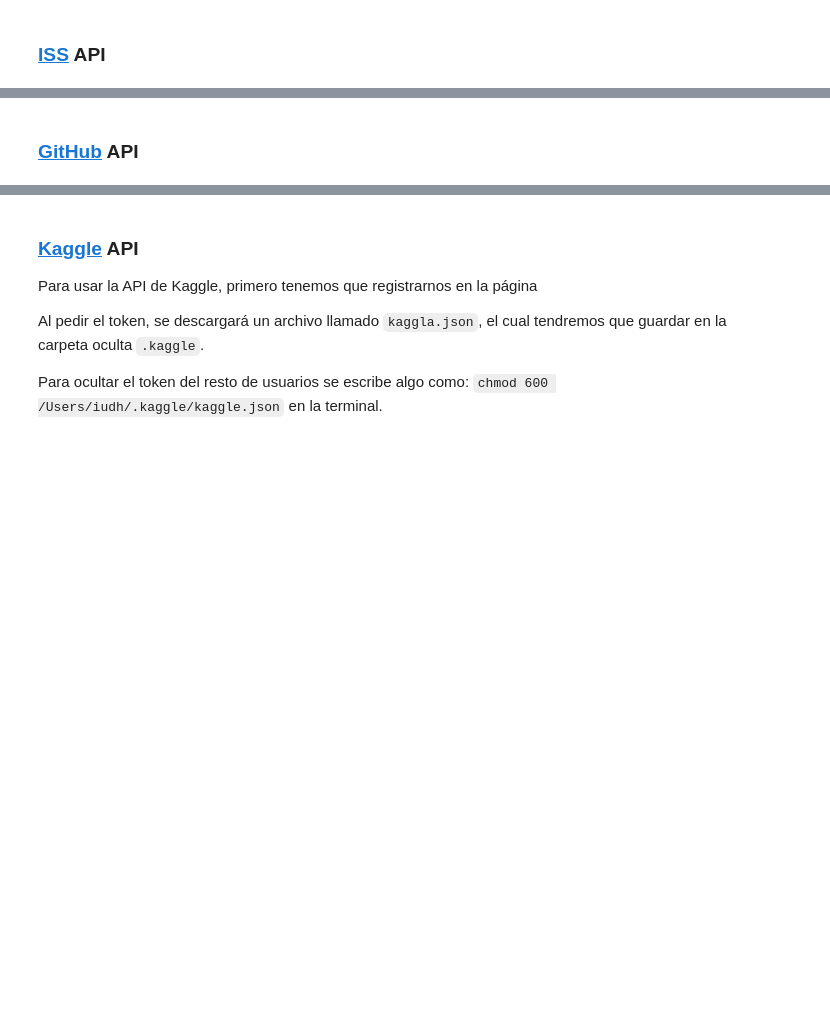
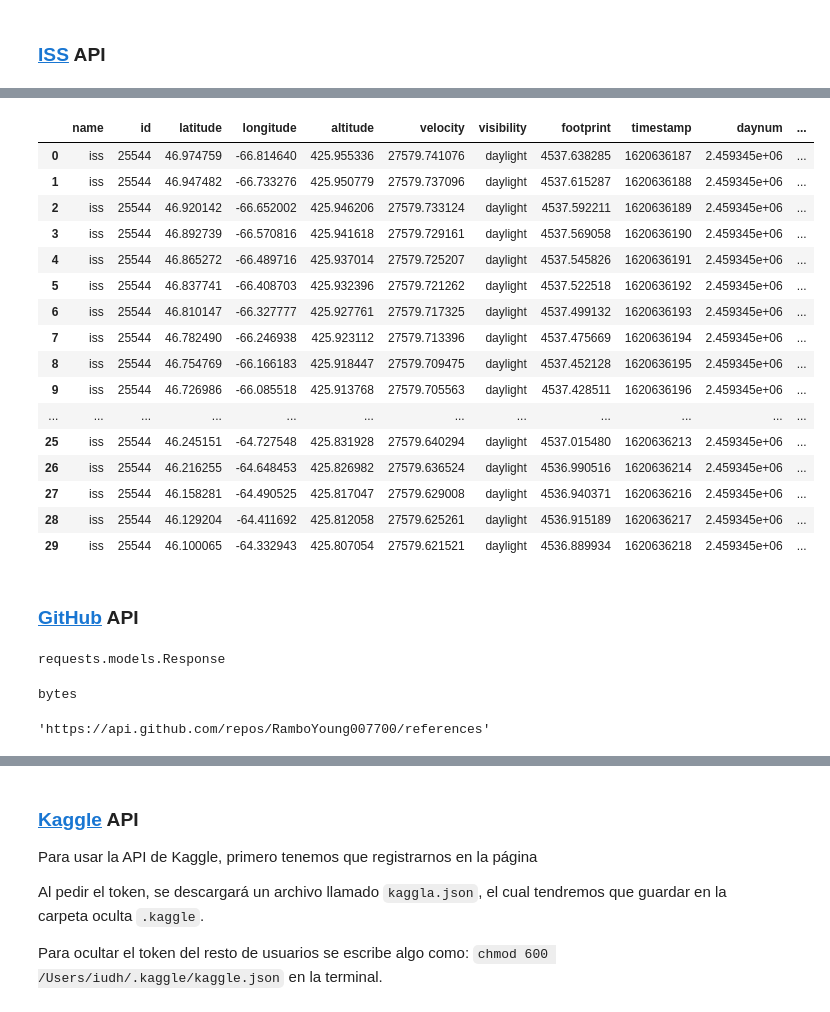
Before and after one commit to Ironhack-Data-Madrid-Abril-2021/Material_Clase, a Jupyter notebook: semana_3/1.1 - Peticiones a la web, APIs.ipynb, the cells around one changed output, grey strips where cells are left out. Cells and saved outputs as stored; diff of their text form; code cells hidden in the pictures; blank space fills up the shorter version.

```diff
--- a/semana_3/1.1 - Peticiones a la web, APIs.ipynb
+++ b/semana_3/1.1 - Peticiones a la web, APIs.ipynb
@@ -20,2 +80,8 @@ Usaremos la librería [requests](https://docs.python-requests.org/en/master/) pa
 # %% [markdown]
 ### [ISS](https://wheretheiss.at/w/developer) API
+# %%
+URL='https://api.wheretheiss.at/v1/satellites/25544'
+# %%
+res_iss=requests.get(URL)
+
+help(res_iss)
@@ -21,0 +126,14 @@ Usaremos la librería [requests](https://docs.python-requests.org/en/master/) pa
+# %%
+import time
+
+posiciones=[]
+
+for i in range(30):
+    print(i)
+
+    res_iss=requests.get(URL)
+    data=res_iss.json()
+
+    posiciones.append(data)
+
+    time.sleep(0.5)    # duermete medio segundo
@@ -22,2 +158,24 @@ Usaremos la librería [requests](https://docs.python-requests.org/en/master/) pa
+# %%
+import pandas as pd
+
+pd.DataFrame(posiciones)
+# %% [output]
+|  | name | id | latitude | longitude | altitude | velocity | visibility | footprint | timestamp | daynum | ... |
+| 0 | iss | 25544 | 46.974759 | -66.814640 | 425.955336 | 27579.741076 | daylight | 4537.638285 | 1620636187 | 2.459345e+06 | ... |
+| 1 | iss | 25544 | 46.947482 | -66.733276 | 425.950779 | 27579.737096 | daylight | 4537.615287 | 1620636188 | 2.459345e+06 | ... |
+| 2 | iss | 25544 | 46.920142 | -66.652002 | 425.946206 | 27579.733124 | daylight | 4537.592211 | 1620636189 | 2.459345e+06 | ... |
+| 3 | iss | 25544 | 46.892739 | -66.570816 | 425.941618 | 27579.729161 | daylight | 4537.569058 | 1620636190 | 2.459345e+06 | ... |
+| 4 | iss | 25544 | 46.865272 | -66.489716 | 425.937014 | 27579.725207 | daylight | 4537.545826 | 1620636191 | 2.459345e+06 | ... |
+| 5 | iss | 25544 | 46.837741 | -66.408703 | 425.932396 | 27579.721262 | daylight | 4537.522518 | 1620636192 | 2.459345e+06 | ... |
+| 6 | iss | 25544 | 46.810147 | -66.327777 | 425.927761 | 27579.717325 | daylight | 4537.499132 | 1620636193 | 2.459345e+06 | ... |
+| 7 | iss | 25544 | 46.782490 | -66.246938 | 425.923112 | 27579.713396 | daylight | 4537.475669 | 1620636194 | 2.459345e+06 | ... |
+| 8 | iss | 25544 | 46.754769 | -66.166183 | 425.918447 | 27579.709475 | daylight | 4537.452128 | 1620636195 | 2.459345e+06 | ... |
+| 9 | iss | 25544 | 46.726986 | -66.085518 | 425.913768 | 27579.705563 | daylight | 4537.428511 | 1620636196 | 2.459345e+06 | ... |
+| ... | ... | ... | ... | ... | ... | ... | ... | ... | ... | ... | ... |
+| 25 | iss | 25544 | 46.245151 | -64.727548 | 425.831928 | 27579.640294 | daylight | 4537.015480 | 1620636213 | 2.459345e+06 | ... |
+| 26 | iss | 25544 | 46.216255 | -64.648453 | 425.826982 | 27579.636524 | daylight | 4536.990516 | 1620636214 | 2.459345e+06 | ... |
+| 27 | iss | 25544 | 46.158281 | -64.490525 | 425.817047 | 27579.629008 | daylight | 4536.940371 | 1620636216 | 2.459345e+06 | ... |
+| 28 | iss | 25544 | 46.129204 | -64.411692 | 425.812058 | 27579.625261 | daylight | 4536.915189 | 1620636217 | 2.459345e+06 | ... |
+| 29 | iss | 25544 | 46.100065 | -64.332943 | 425.807054 | 27579.621521 | daylight | 4536.889934 | 1620636218 | 2.459345e+06 | ... |
 # %% [markdown]
 ### [GitHub](https://docs.github.com/en/rest) API
@@ -23,0 +188,12 @@ Usaremos la librería [requests](https://docs.python-requests.org/en/master/) pa
+# %%
+type(res_git)
+# %% [output]
+requests.models.Response
+# %%
+type(res_git.content)
+# %% [output]
+bytes
+# %%
+res_git.json()[5]['repo']['url']
+# %% [output]
+'https://api.github.com/repos/RamboYoung007700/references'
```
Also changed, not shown: parts of 38 cells of this notebook.
